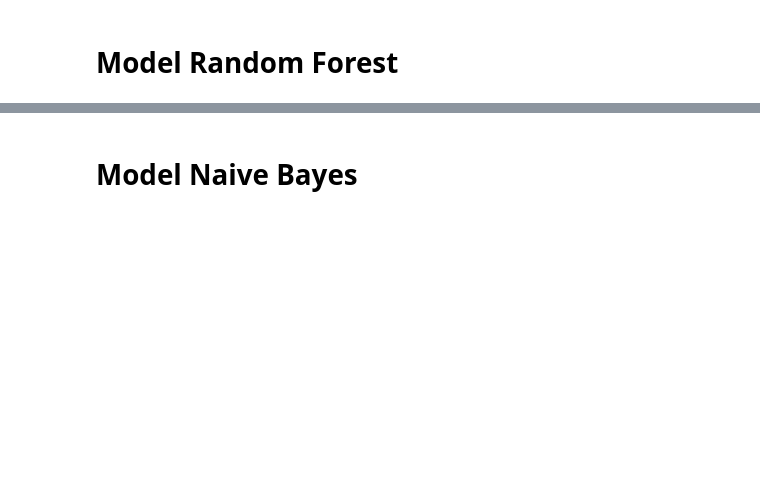
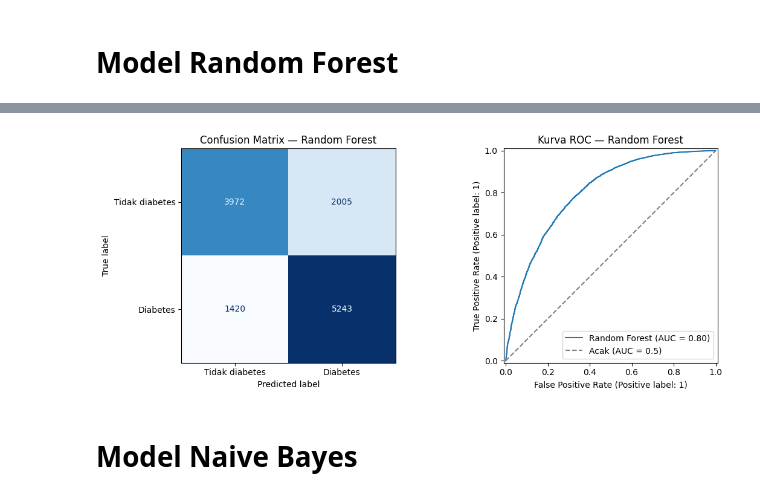
Before and after one commit to FattahulAlim/GlucoSafe, a Jupyter notebook: ml-model/Pengujian_Model_PBL_GlucoSafe.ipynb, the cells around one changed output, grey strips where cells are left out. Drawn from its saved outputs; the diff is of its cells as text; code cells hidden in the pictures; blank space fills up the shorter version.

Commit message:
feat(ml): add machine learning model

```diff
--- a/ml-model/Pengujian_Model_PBL_GlucoSafe.ipynb
+++ b/ml-model/Pengujian_Model_PBL_GlucoSafe.ipynb
@@ -320,2 +340,70 @@ hasil
 # %% [markdown]
 # Model Random Forest
+# %%
+# Model Random Forest
+# Jalankan seluruh sel preprocessing terlebih dahulu.
+import time
+import matplotlib.pyplot as plt
+from sklearn.ensemble import RandomForestClassifier
+from sklearn.metrics import (
+    accuracy_score, precision_score, recall_score, f1_score,
+    classification_report, confusion_matrix, ConfusionMatrixDisplay,
+    roc_auc_score, RocCurveDisplay
+)
+
+# Random Forest berbasis pohon keputusan, jadi tidak butuh scaling.
+# Maka dipakai X_train / X_test (belum di-scaling, BMI sudah di-clip).
+rf_model = RandomForestClassifier(
+    n_estimators=200,
+    min_samples_leaf=5,
+    random_state=42,
+    n_jobs=-1
+)
+
+start_rf = time.perf_counter()
+rf_model.fit(X_train, y_train)
+rf_training_time = time.perf_counter() - start_rf
+
+# Prediksi kelas dan probabilitas kelas diabetes untuk ROC-AUC
+y_pred_rf = rf_model.predict(X_test)
+y_prob_rf = rf_model.predict_proba(X_test)[:, 1]
+
+rf_results = pd.DataFrame([{
+    "Model": "Random Forest",
+    "Accuracy": accuracy_score(y_test, y_pred_rf),
+    "Precision": precision_score(y_test, y_pred_rf, zero_division=0),
+    "Recall": recall_score(y_test, y_pred_rf, zero_division=0),
+    "F1-Score": f1_score(y_test, y_pred_rf, zero_division=0),
+    "ROC-AUC": roc_auc_score(y_test, y_prob_rf),
+    "Waktu training (detik)": rf_training_time
+}])
+print("Hasil evaluasi Random Forest pada data test:")
+print(rf_results.round(4).to_string(index=False))
+print("\nClassification report:")
+print(classification_report(
+    y_test, y_pred_rf, labels=[0, 1],
+    target_names=["Tidak diabetes", "Diabetes"],
+    digits=4, zero_division=0
+))
+
+cm_rf = confusion_matrix(y_test, y_pred_rf, labels=[0, 1])
+tn_rf, fp_rf, fn_rf, tp_rf = cm_rf.ravel()
+print(f"TN: {tn_rf} | FP: {fp_rf} | FN: {fn_rf} | TP: {tp_rf}")
+print("Recall mengukur proporsi kelas diabetes yang berhasil dikenali.")
+print("FN adalah data berlabel diabetes yang diprediksi tidak diabetes.")
+
+fig, axes = plt.subplots(1, 2, figsize=(12, 4.5))
+ConfusionMatrixDisplay(
+    confusion_matrix=cm_rf,
+    display_labels=["Tidak diabetes", "Diabetes"]
+).plot(ax=axes[0], cmap="Blues", values_format="d", colorbar=False)
+axes[0].set_title("Confusion Matrix — Random Forest")
+RocCurveDisplay.from_predictions(
+    y_test, y_prob_rf, name="Random Forest", ax=axes[1]
+)
+axes[1].plot([0, 1], [0, 1], linestyle="--", color="gray", label="Acak (AUC = 0.5)")
+axes[1].set_title("Kurva ROC — Random Forest")
+axes[1].legend(loc="lower right")
+plt.tight_layout()
+plt.show()
+# %% [output]
@@ -322,2 +427,3 @@ hasil
+[figure, added]
 # %% [markdown]
 # Model Naive Bayes
```
Also changed, not shown: parts of 12 cells of this notebook.
